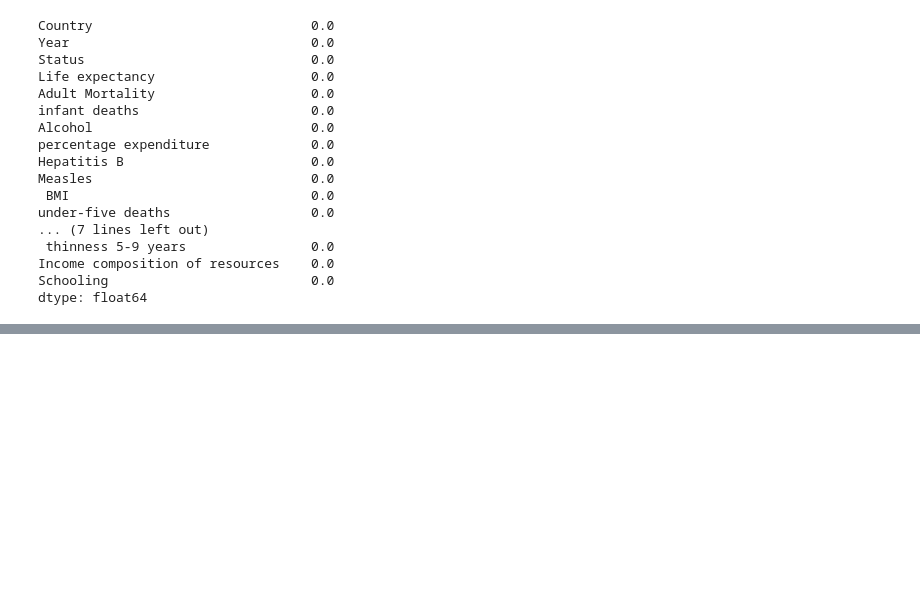
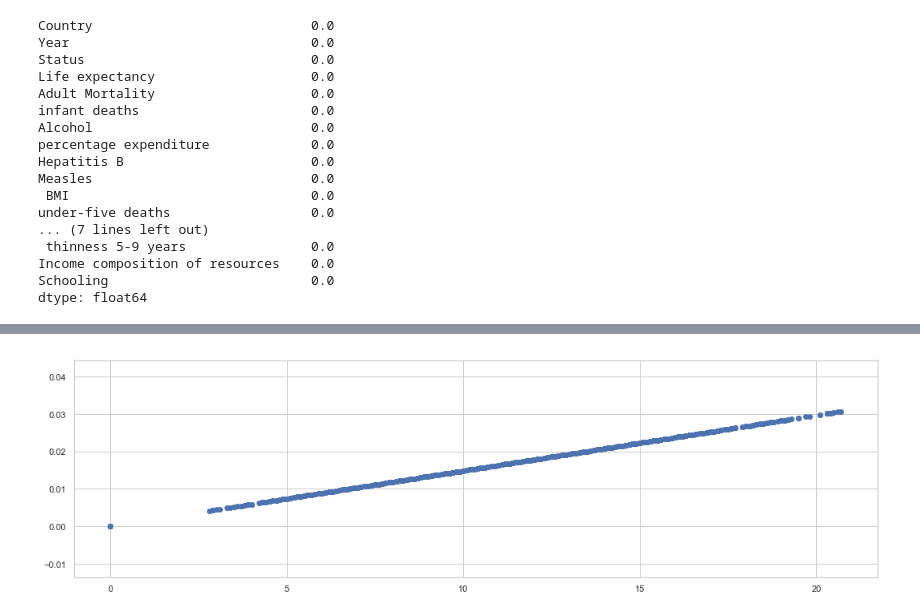
Before and after one commit to bmagnificent86/MODULE-20_CHALLENGE, a Jupyter notebook: MODULE 20_CHALLENGE.ipynb, the cells around one changed output, grey strips where cells are left out. Saved outputs shown, nothing was run; the diff lists cells and outputs as text; code cells hidden in the pictures; blank space fills up the shorter version.

```diff
--- a/MODULE 20_CHALLENGE.ipynb
+++ b/MODULE 20_CHALLENGE.ipynb
@@ -305,0 +470,13 @@ ValueError: supplied range of [1.0, inf] is not finite
+# %%
+#normalizing variables for easier use of modeling later on
+from sklearn.preprocessing import normalize
+
+
+plt.figure(figsize=(18,5))
+WHO_WB_df["norm_Schooling"] = normalize(np.array(WHO_WB_df["Schooling"]).reshape(1,-1)).reshape(-1,1)
+plt.scatter(WHO_WB_df["Schooling"], WHO_WB_df["norm_Schooling"])
+#plt.title('normalized data for schooling')
+
+plt.show()
+# %% [output]
+[figure, added]
```
Also changed, not shown: parts of 42 cells of this notebook.
